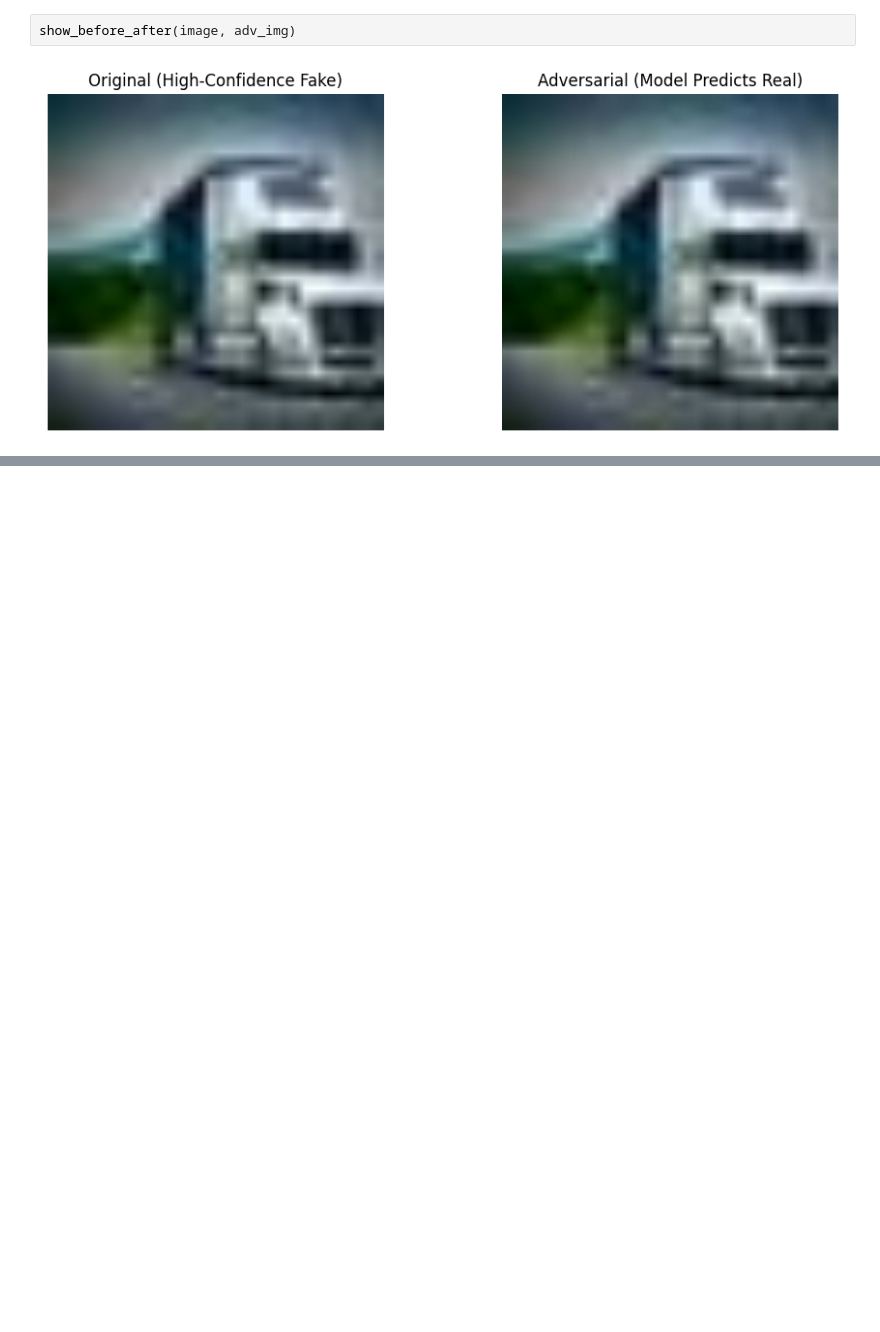
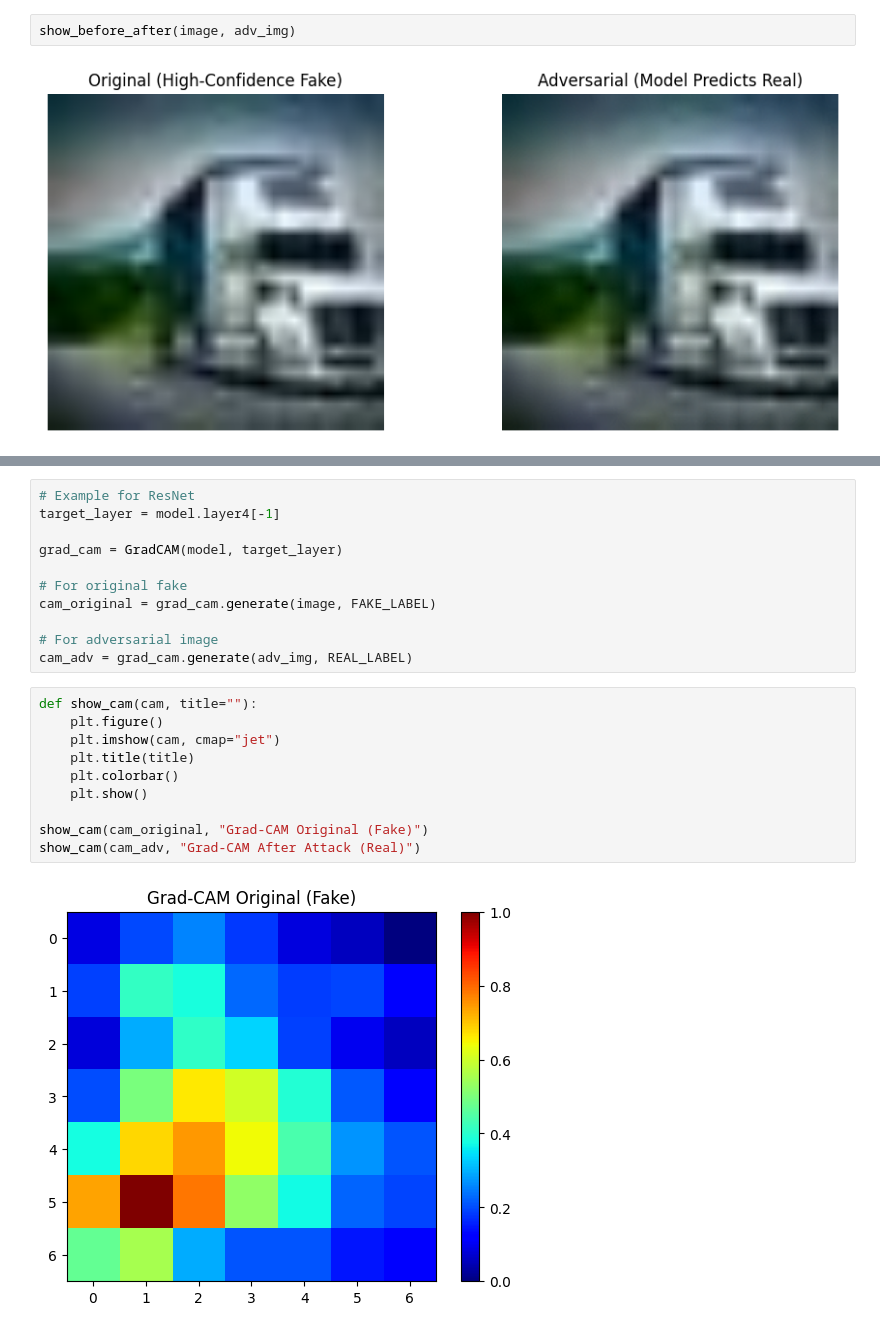
Before and after one commit to Vismayavinodk/SynthShield-AI, a Jupyter notebook: notebooks/SynthShield.ipynb, the cells around one changed output, grey strips where cells are left out. Drawn from its saved outputs; the diff is of its cells as text; blank space fills up the shorter version.

```diff
--- a/notebooks/SynthShield.ipynb
+++ b/notebooks/SynthShield.ipynb
@@ -546,0 +564,23 @@ Real Confidence: 1.0000
+# %%
+# Example for ResNet
+target_layer = model.layer4[-1]
+
+grad_cam = GradCAM(model, target_layer)
+
+# For original fake
+cam_original = grad_cam.generate(image, FAKE_LABEL)
+
+# For adversarial image
+cam_adv = grad_cam.generate(adv_img, REAL_LABEL)
+# %%
+def show_cam(cam, title=""):
+    plt.figure()
+    plt.imshow(cam, cmap="jet")
+    plt.title(title)
+    plt.colorbar()
+    plt.show()
+
+show_cam(cam_original, "Grad-CAM Original (Fake)")
+show_cam(cam_adv, "Grad-CAM After Attack (Real)")
+# %% [output]
+[figure, added]
```
Also changed, not shown: parts of 14 cells of this notebook.
